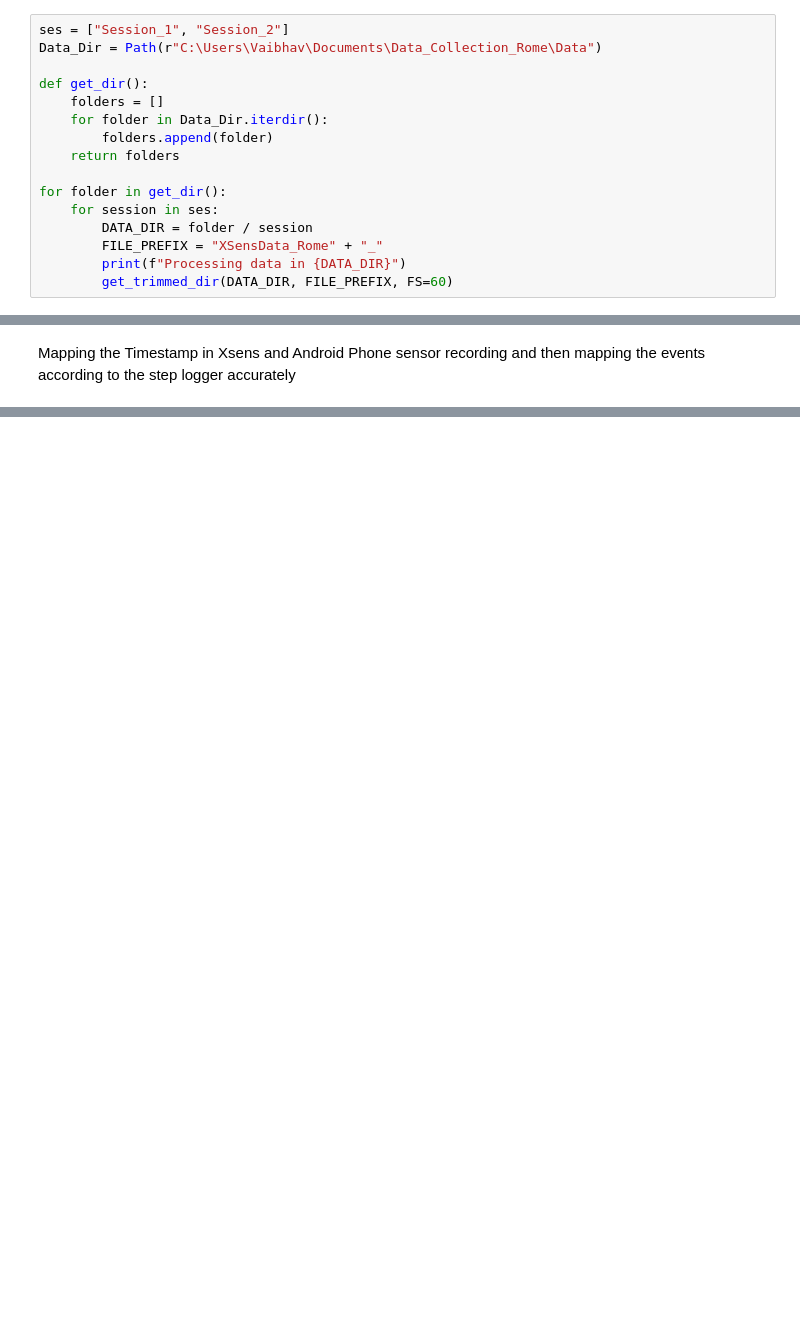
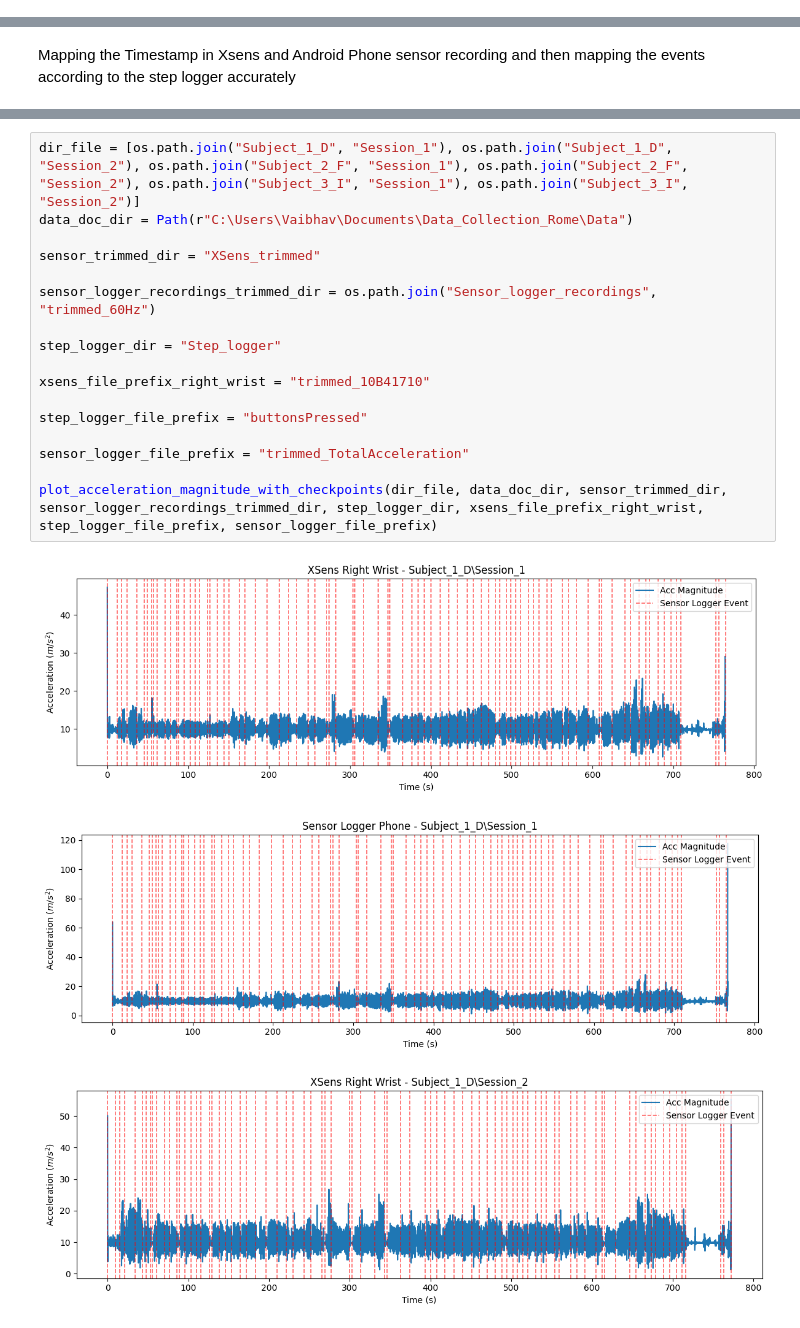
Before and after one commit to vaiv26/IMU-Motion, a Jupyter notebook: Notebooks/DataProcessing.ipynb, the cells around one changed output, grey strips where cells are left out. Cells and saved outputs as stored; diff of their text form; blank space fills up the shorter version.

```diff
--- a/Notebooks/DataProcessing.ipynb
+++ b/Notebooks/DataProcessing.ipynb
@@ -142,16 +11,0 @@ def get_trimmed_dir(Data_Dir, File_prefix, FS=60):  # FS is sampling rate
-# %%
-ses = ["Session_1", "Session_2"]
-Data_Dir = Path(r"C:\Users\Vaibhav\Documents\Data_Collection_Rome\Data")
-
-def get_dir():
-    folders = []
-    for folder in Data_Dir.iterdir():
-        folders.append(folder)
-    return folders
-
-for folder in get_dir():
-    for session in ses:
-        DATA_DIR = folder / session
-        FILE_PREFIX = "XSensData_Rome" + "_"
-        print(f"Processing data in {DATA_DIR}")
-        get_trimmed_dir(DATA_DIR, FILE_PREFIX, FS=60)
@@ -1038,0 +587,21 @@ Saved turn segments to C:\Users\Vaibhav\Documents\MT_Data_Collection_Session1\Re
+# %%
+dir_file = [os.path.join("Subject_1_D", "Session_1"), os.path.join("Subject_1_D", "Session_2"), os.path.join("Subject_2_F", "Session_1"), os.path.join("Subject_2_F", "Session_2"), os.path.join("Subject_3_I", "Session_1"), os.path.join("Subject_3_I", "Session_2")]
+data_doc_dir = Path(r"C:\Users\Vaibhav\Documents\Data_Collection_Rome\Data")
+
+sensor_trimmed_dir = "XSens_trimmed"
+
+sensor_logger_recordings_trimmed_dir = os.path.join("Sensor_logger_recordings", "trimmed_60Hz")
+
+step_logger_dir = "Step_logger"
+
+xsens_file_prefix_right_wrist = "trimmed_10B41710"
+
+step_logger_file_prefix = "buttonsPressed"
+
+sensor_logger_file_prefix = "trimmed_TotalAcceleration"
+
+plot_acceleration_magnitude_with_checkpoints(dir_file, data_doc_dir, sensor_trimmed_dir, sensor_logger_recordings_trimmed_dir, step_logger_dir, xsens_file_prefix_right_wrist, step_logger_file_prefix, sensor_logger_file_prefix)
+# %% [output]
+[figure, added]
+[figure, added]
+[figure, added]
```
Also changed, not shown: parts of 17 cells of this notebook.
